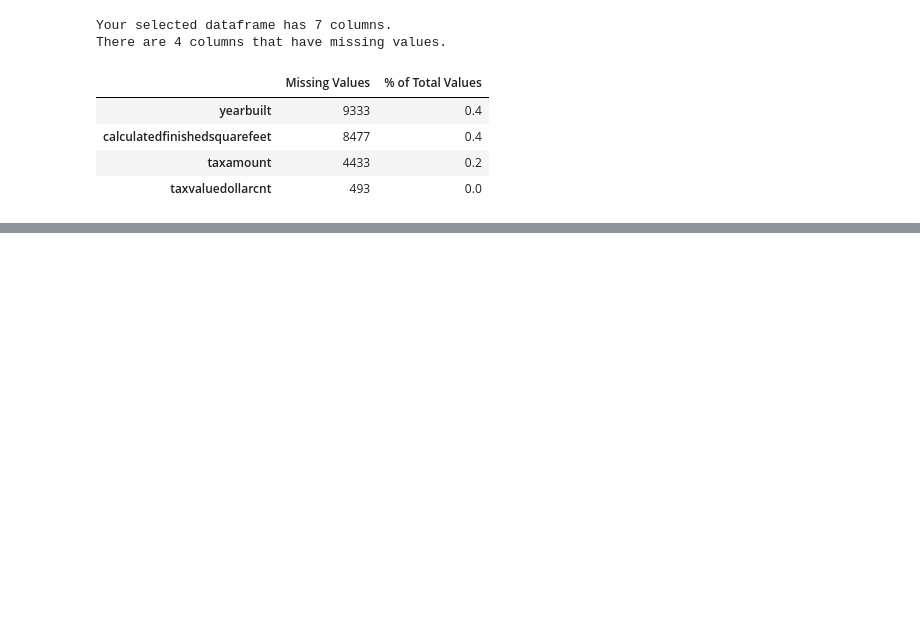
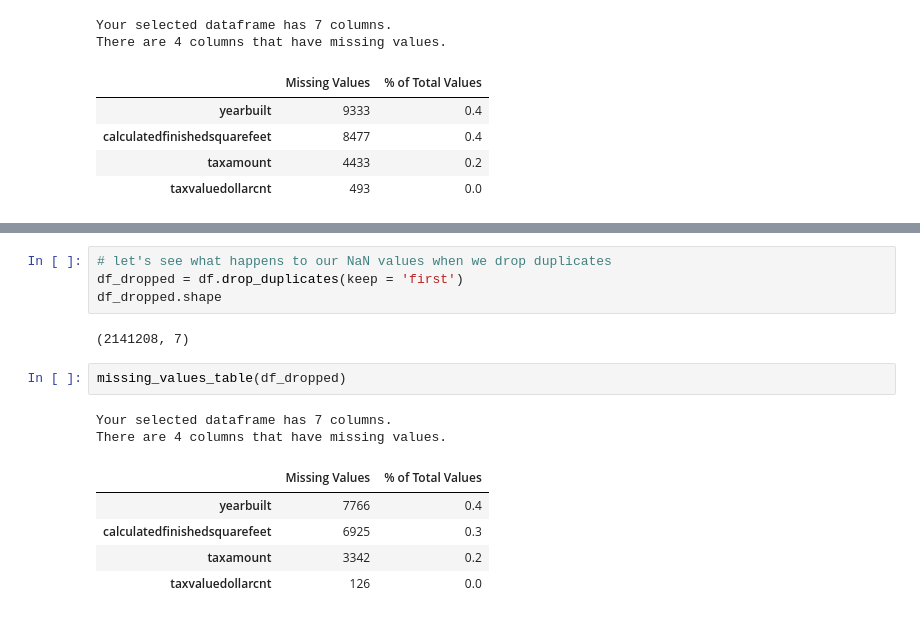
Before and after one commit to HeatherOrtegaMcMillan/regression-exercises, a Jupyter notebook: wrangle_exercises.ipynb, the cells around one changed output, grey strips where cells are left out. Drawn from its saved outputs; the diff is of its cells as text; blank space fills up the shorter version.

```diff
--- a/wrangle_exercises.ipynb
+++ b/wrangle_exercises.ipynb
@@ -477,0 +494,16 @@ There are 4 columns that have missing values.
+# %%
+# let's see what happens to our NaN values when we drop duplicates
+df_dropped = df.drop_duplicates(keep = 'first')
+df_dropped.shape
+# %% [output]
+(2141208, 7)
+# %%
+missing_values_table(df_dropped)
+# %% [output]
+Your selected dataframe has 7 columns.
+There are 4 columns that have missing values.
+|  | Missing Values | % of Total Values |
+| yearbuilt | 7766 | 0.4 |
+| calculatedfinishedsquarefeet | 6925 | 0.3 |
+| taxamount | 3342 | 0.2 |
+| taxvaluedollarcnt | 126 | 0.0 |
```
Also changed, not shown: parts of 7 cells of this notebook.
